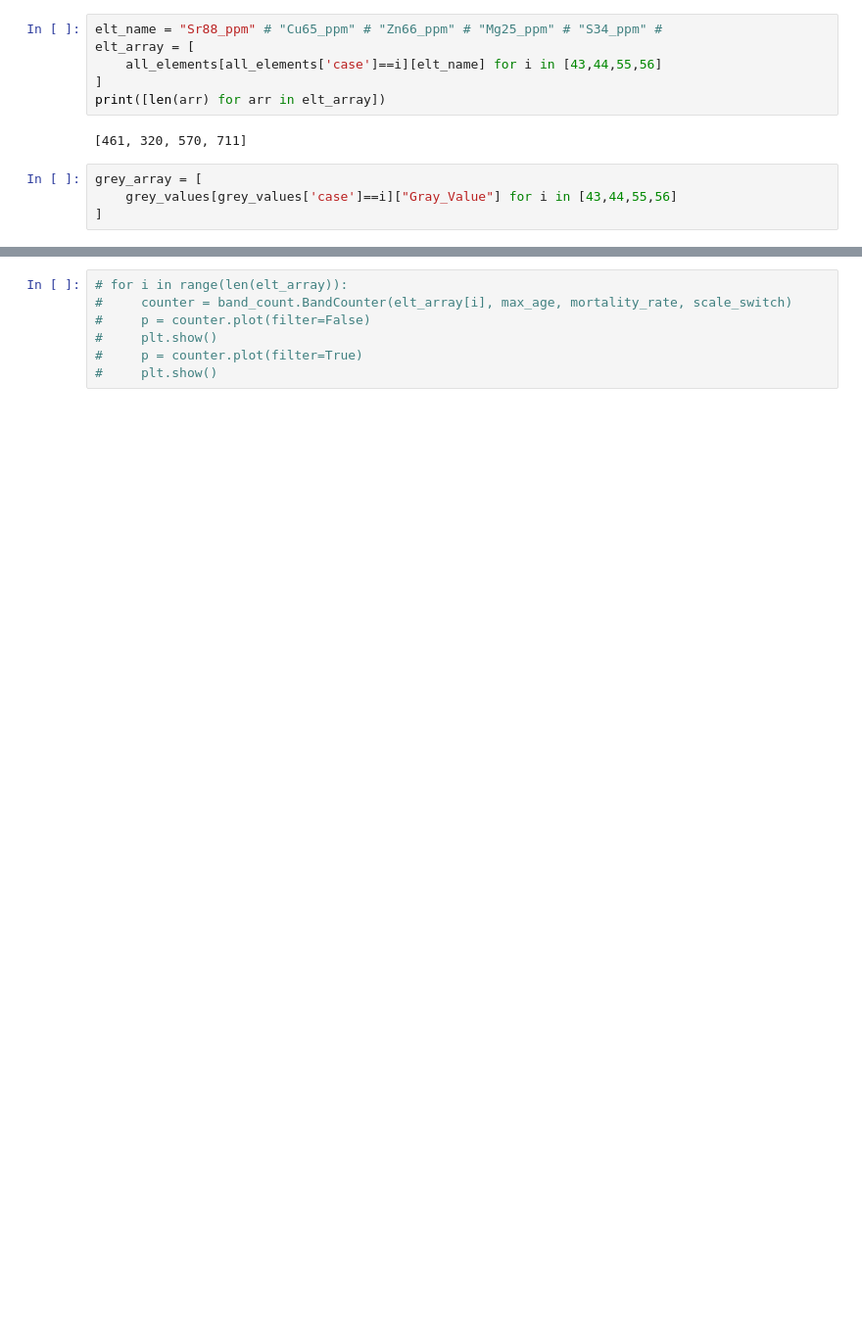
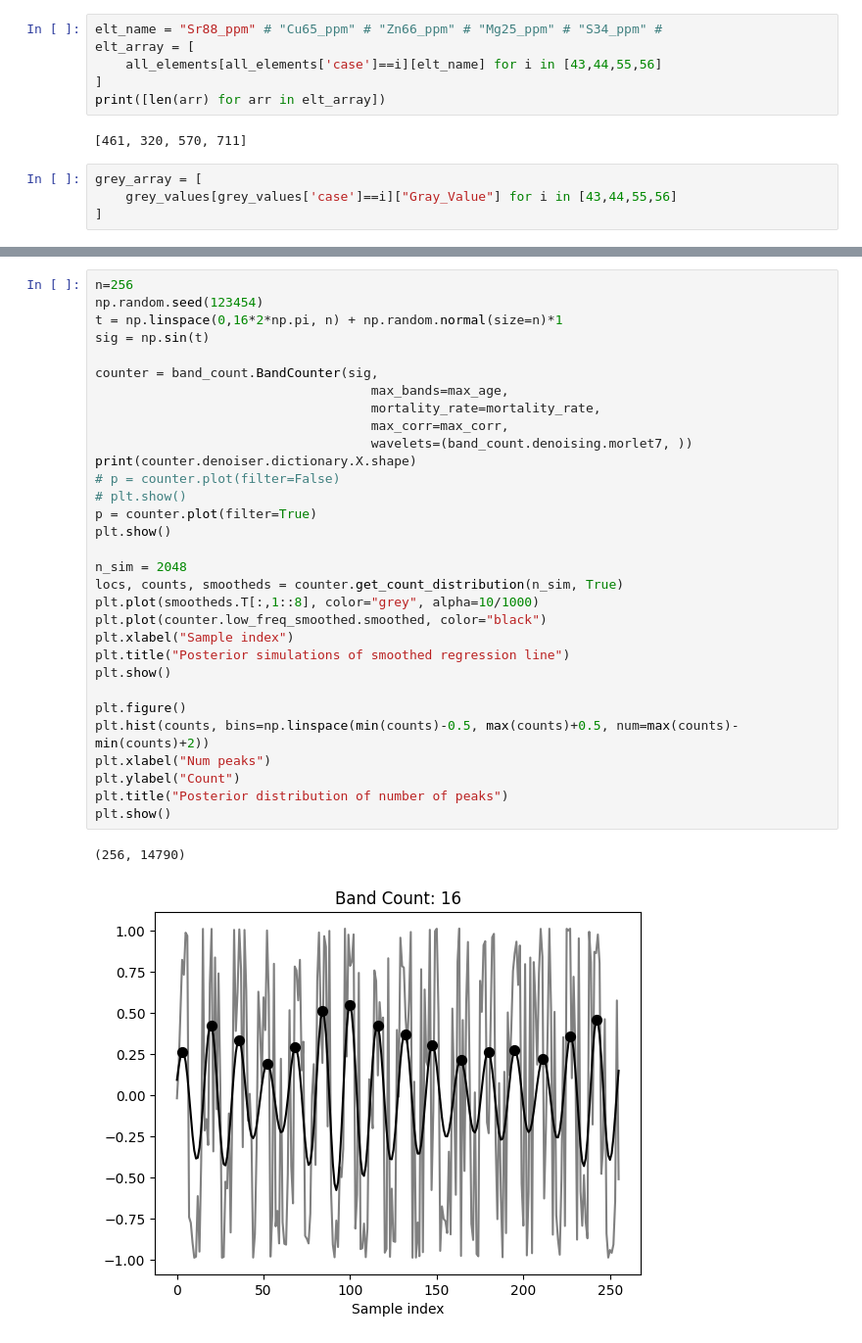
Before and after one commit to angus-lewis/SharkAgeEstimation, a Jupyter notebook: demo.ipynb, the cells around one changed output, grey strips where cells are left out. Shown at 98% size. Saved outputs shown, nothing was run; the diff lists cells and outputs as text; blank space fills up the shorter version.

```diff
--- a/demo.ipynb
+++ b/demo.ipynb
@@ -102,8 +110,35 @@ for i in range(len(grey_array)):
 ... (4 outputs left out)
-# %%
-# for i in range(len(elt_array)):
-#     counter = band_count.BandCounter(elt_array[i], max_age, mortality_rate, scale_switch)
-#     p = counter.plot(filter=False)
-#     plt.show()
-#     p = counter.plot(filter=True)
-#     plt.show()
+# %%
+n=256
+np.random.seed(123454)
+t = np.linspace(0,16*2*np.pi, n) + np.random.normal(size=n)*1
+sig = np.sin(t)
+
+counter = band_count.BandCounter(sig,
+                                    max_bands=max_age,
+                                    mortality_rate=mortality_rate,
+                                    max_corr=max_corr,
+                                    wavelets=(band_count.denoising.morlet7, ))
+print(counter.denoiser.dictionary.X.shape)
+# p = counter.plot(filter=False)
+# plt.show()
+p = counter.plot(filter=True)
+plt.show()
+
+n_sim = 2048
+locs, counts, smootheds = counter.get_count_distribution(n_sim, True)
+plt.plot(smootheds.T[:,1::8], color="grey", alpha=10/1000)
+plt.plot(counter.low_freq_smoothed.smoothed, color="black")
+plt.xlabel("Sample index")
+plt.title("Posterior simulations of smoothed regression line")
+plt.show()
+
+plt.figure()
+plt.hist(counts, bins=np.linspace(min(counts)-0.5, max(counts)+0.5, num=max(counts)-min(counts)+2))
+plt.xlabel("Num peaks")
+plt.ylabel("Count")
+plt.title("Posterior distribution of number of peaks")
+plt.show()
+# %% [output]
+(256, 14790)
+[figure, added]
```
Also changed, not shown: parts of 11 cells of this notebook, 3 other files.
